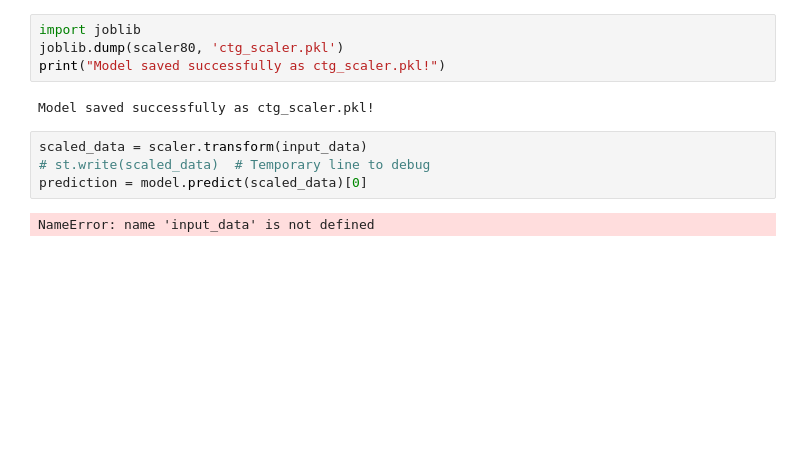
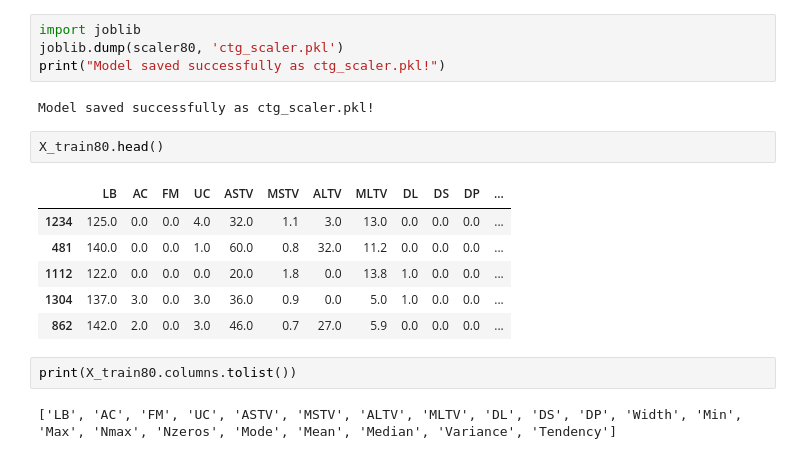
Before and after one commit to DaanishKhurshid/Cardiotocography, a Jupyter notebook: cardiotocography.ipynb, the cells around one changed output. Cells and saved outputs as stored; diff of their text form; blank space fills up the shorter version.

```diff
--- a/cardiotocography.ipynb
+++ b/cardiotocography.ipynb
@@ -826,9 +826,16 @@ joblib.dump(scaler80, 'ctg_scaler.pkl')
 print("Model saved successfully as ctg_scaler.pkl!")
 # %% [output]
 Model saved successfully as ctg_scaler.pkl!
-# %%
-scaled_data = scaler.transform(input_data)
-# st.write(scaled_data)  # Temporary line to debug
-prediction = model.predict(scaled_data)[0]
-# %% [output]
-NameError: name 'input_data' is not defined
+# %%
+X_train80.head()
+# %% [output]
+|  | LB | AC | FM | UC | ASTV | MSTV | ALTV | MLTV | DL | DS | DP | ... |
+| 1234 | 125.0 | 0.0 | 0.0 | 4.0 | 32.0 | 1.1 | 3.0 | 13.0 | 0.0 | 0.0 | 0.0 | ... |
+| 481 | 140.0 | 0.0 | 0.0 | 1.0 | 60.0 | 0.8 | 32.0 | 11.2 | 0.0 | 0.0 | 0.0 | ... |
+| 1112 | 122.0 | 0.0 | 0.0 | 0.0 | 20.0 | 1.8 | 0.0 | 13.8 | 1.0 | 0.0 | 0.0 | ... |
+| 1304 | 137.0 | 3.0 | 0.0 | 3.0 | 36.0 | 0.9 | 0.0 | 5.0 | 1.0 | 0.0 | 0.0 | ... |
+| 862 | 142.0 | 2.0 | 0.0 | 3.0 | 46.0 | 0.7 | 27.0 | 5.9 | 0.0 | 0.0 | 0.0 | ... |
+# %%
+print(X_train80.columns.tolist())
+# %% [output]
+['LB', 'AC', 'FM', 'UC', 'ASTV', 'MSTV', 'ALTV', 'MLTV', 'DL', 'DS', 'DP', 'Width', 'Min', 'Max', 'Nmax', 'Nzeros', 'Mode', 'Mean', 'Median', 'Variance', 'Tendency']
```
Also changed, not shown: 1 other file.
